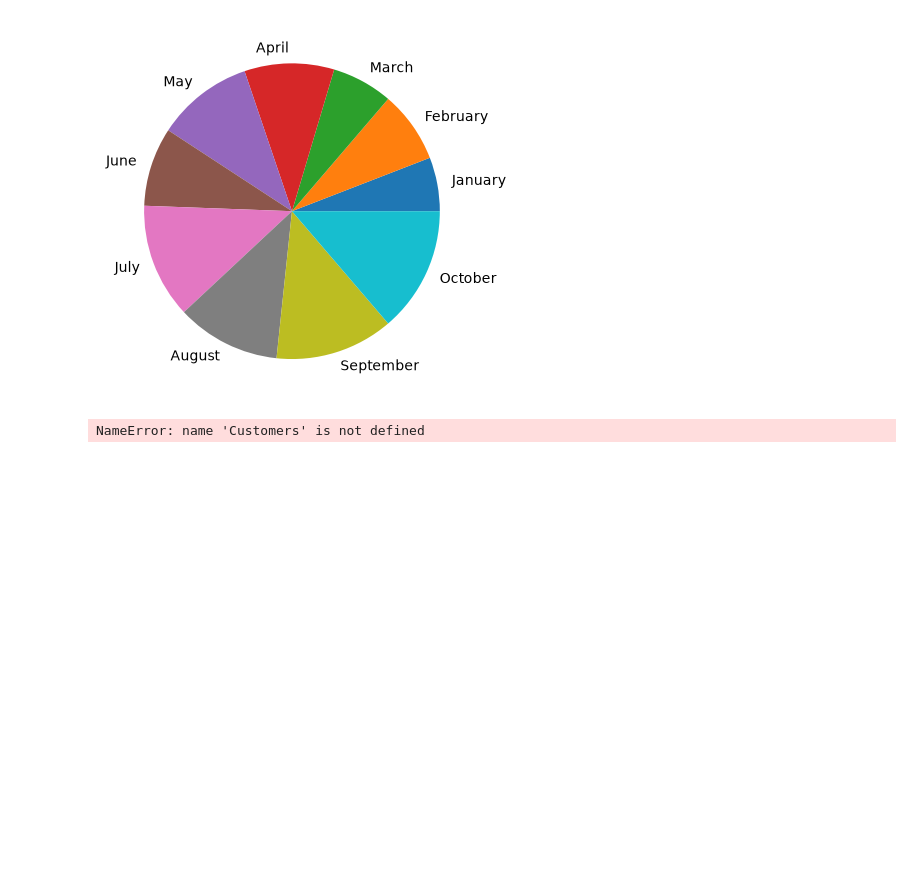
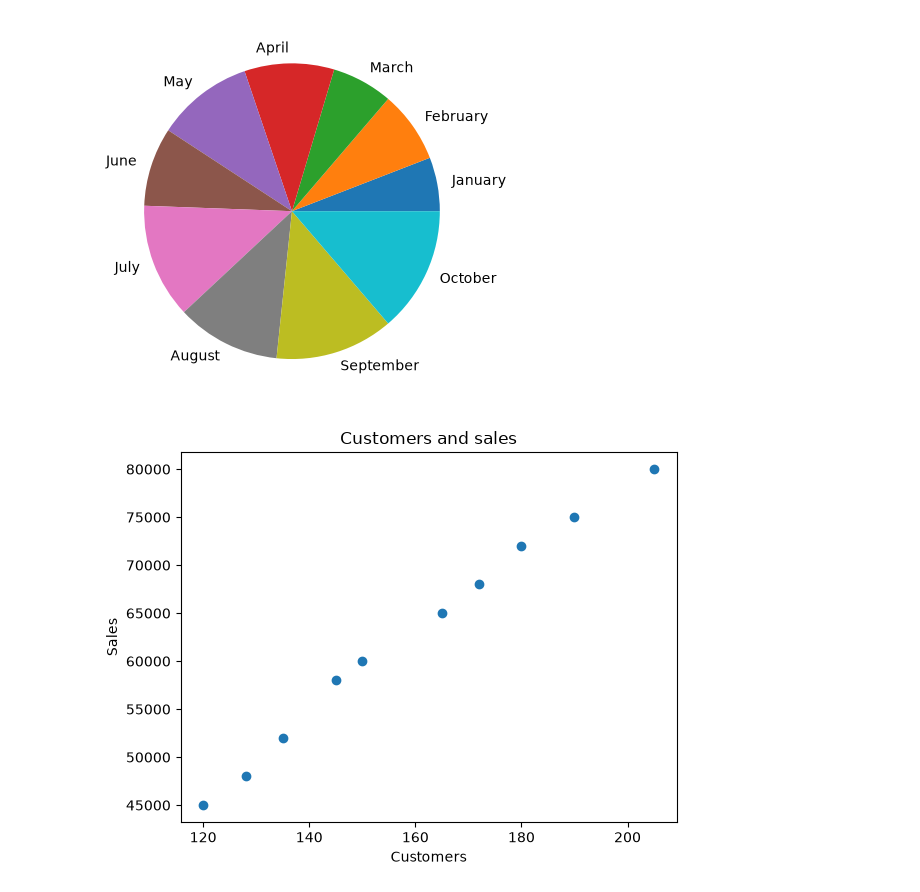
Before and after one commit to anshhh2207/pythondataanalytics, a Jupyter notebook: m1.ipynb, the cells around one changed output. Cells and saved outputs as stored; diff of their text form; code cells hidden in the pictures; blank space fills up the shorter version.

```diff
--- a/m1.ipynb
+++ b/m1.ipynb
@@ -38,10 +38,10 @@ plt.show()
 # %% [output]
 [figure]
 # %%
-plt.scatter(df["Customers"],df[Sales)
+plt.scatter(df["Customers"],df["Sales"])
 plt.xlabel("Customers")
 plt.ylabel("Sales")
 plt.title("Customers and sales")
 plt.show()
 # %% [output]
-NameError: name 'Customers' is not defined
+[figure, added]
```
